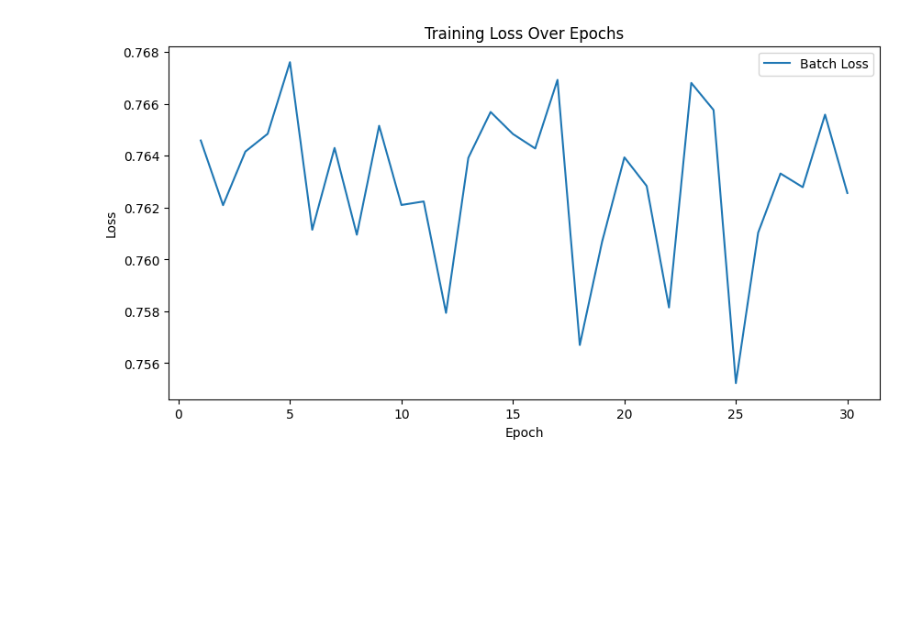
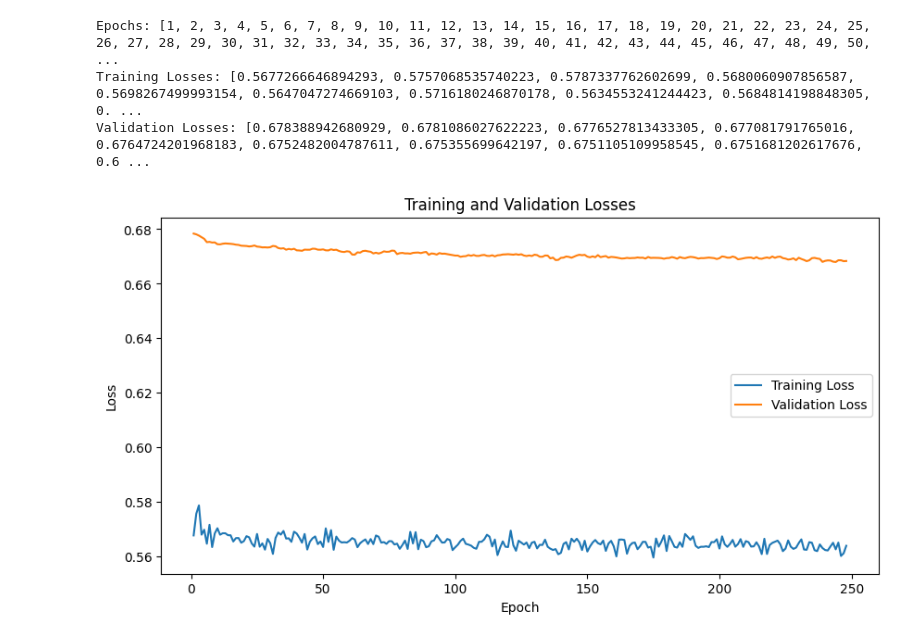
Before and after one commit to s-shahpouri/DBP_Project, a Jupyter notebook: Inference.ipynb, the cells around one changed output. Cells and saved outputs as stored; diff of their text form; code cells hidden in the pictures; blank space fills up the shorter version.

```diff
--- a/Inference.ipynb
+++ b/Inference.ipynb
@@ -34,30 +135,40 @@ from torch.utils.data import Dataset, DataLoader
 # %%
 
+import matplotlib.pyplot as plt
+import re
+
 # Path to the loss file
-loss_file_path = '/home/shahpouriz/Data/DBP_Project/LOG/loss_dose_json_simpleModel.txt'
+loss_file_path = '/home/shahpouriz/Data/DBP_Project/LOG/model_128_all_opt_simplemodel.txt'
 
-# Read and process the data
 epochs = []
-batch_losses = []
+training_losses = []
+validation_losses = []
 
 with open(loss_file_path, 'r') as file:
     for line in file:
-        match_epoch = re.search(r'Epoch: (\d+)', line)
-        match_loss = re.search(r'Loss: (\d+\.\d+)', line)
+        match_epoch = re.search(r'Epoch: (\d+)/\d+, Loss: (\d+\.\d+), Val: (\d+\.\d+)', line)
         if match_epoch:
             epochs.append(int(match_epoch.group(1)))
-        if match_loss:
-            batch_losses.append(float(match_loss.group(1)))
+            training_losses.append(float(match_epoch.group(2)))
+            validation_losses.append(float(match_epoch.group(3)))
 
+
+print("Epochs:", epochs)
+print("Training Losses:", training_losses)
+print("Validation Losses:", validation_losses)
 
 # Plot the losses
 plt.figure(figsize=(10, 5))
-plt.plot(epochs, batch_losses, label='Batch Loss')
+plt.plot(epochs, training_losses, label='Training Loss')
+plt.plot(epochs, validation_losses, label='Validation Loss')
 plt.xlabel('Epoch')
 plt.ylabel('Loss')
-plt.title('Training Loss Over Epochs')
+plt.title('Training and Validation Losses')
 plt.legend()
 plt.show()
 # %% [output]
+Epochs: [1, 2, 3, 4, 5, 6, 7, 8, 9, 10, 11, 12, 13, 14, 15, 16, 17, 18, 19, 20, 21, 22, 23, 24, 25, 26, 27, 28, 29, 30, 31, 32, 33, 34, 35, 36, 37, 38, 39, 40, 41, 42, 43, 44, 45, 46, 47, 48, 49, 50,  ...
+Training Losses: [0.5677266646894293, 0.5757068535740223, 0.5787337762602699, 0.5680060907856587, 0.5698267499993154, 0.5647047274669103, 0.5716180246870178, 0.5634553241244423, 0.5684814198848305, 0. ...
+Validation Losses: [0.678388942680929, 0.6781086027622223, 0.6776527813433305, 0.677081791765016, 0.6764724201968183, 0.6752482004787611, 0.675355699642197, 0.6751105109958545, 0.6751681202617676, 0.6 ...
-[figure, old version]
+[figure, new version]
 # %%
```
Also changed, not shown: parts of 26 cells of this notebook, 35 other files.
